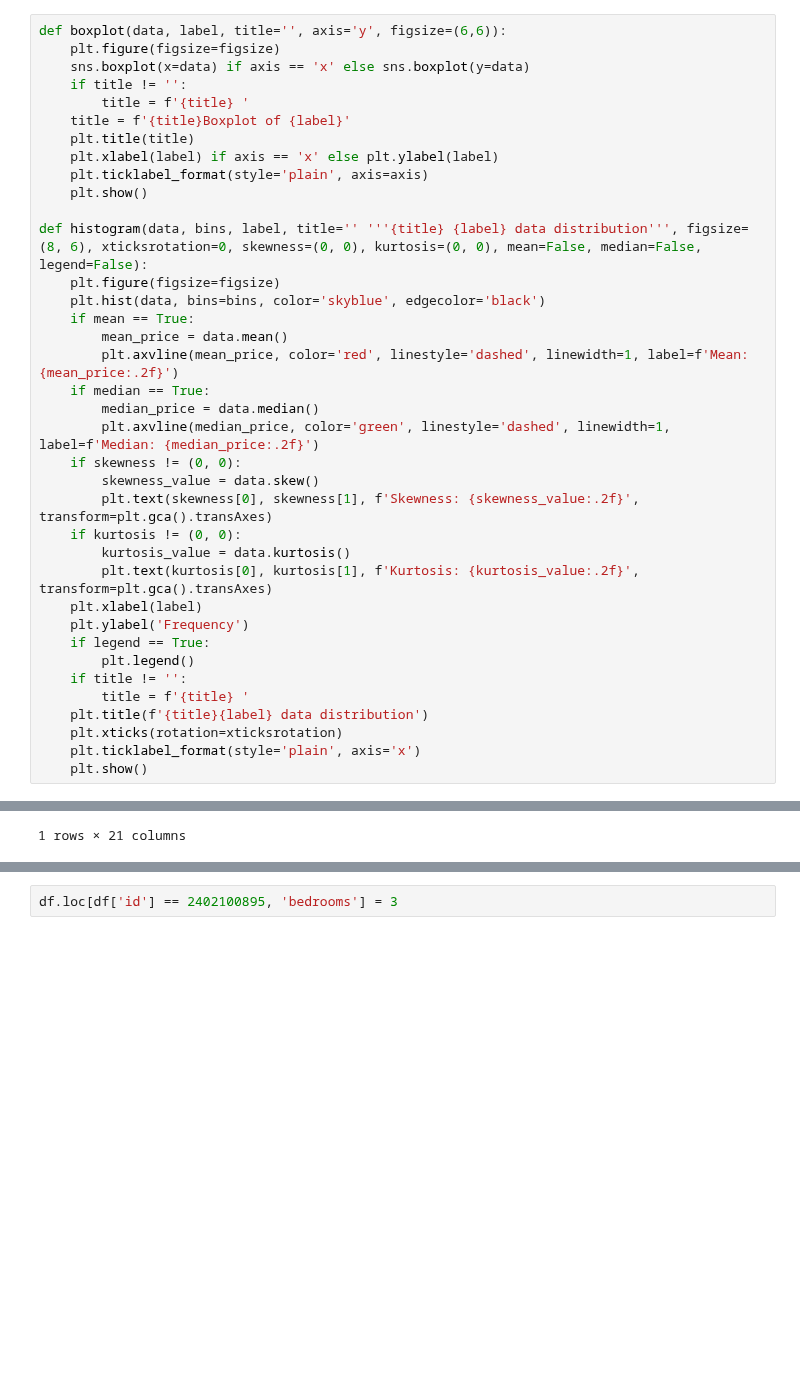
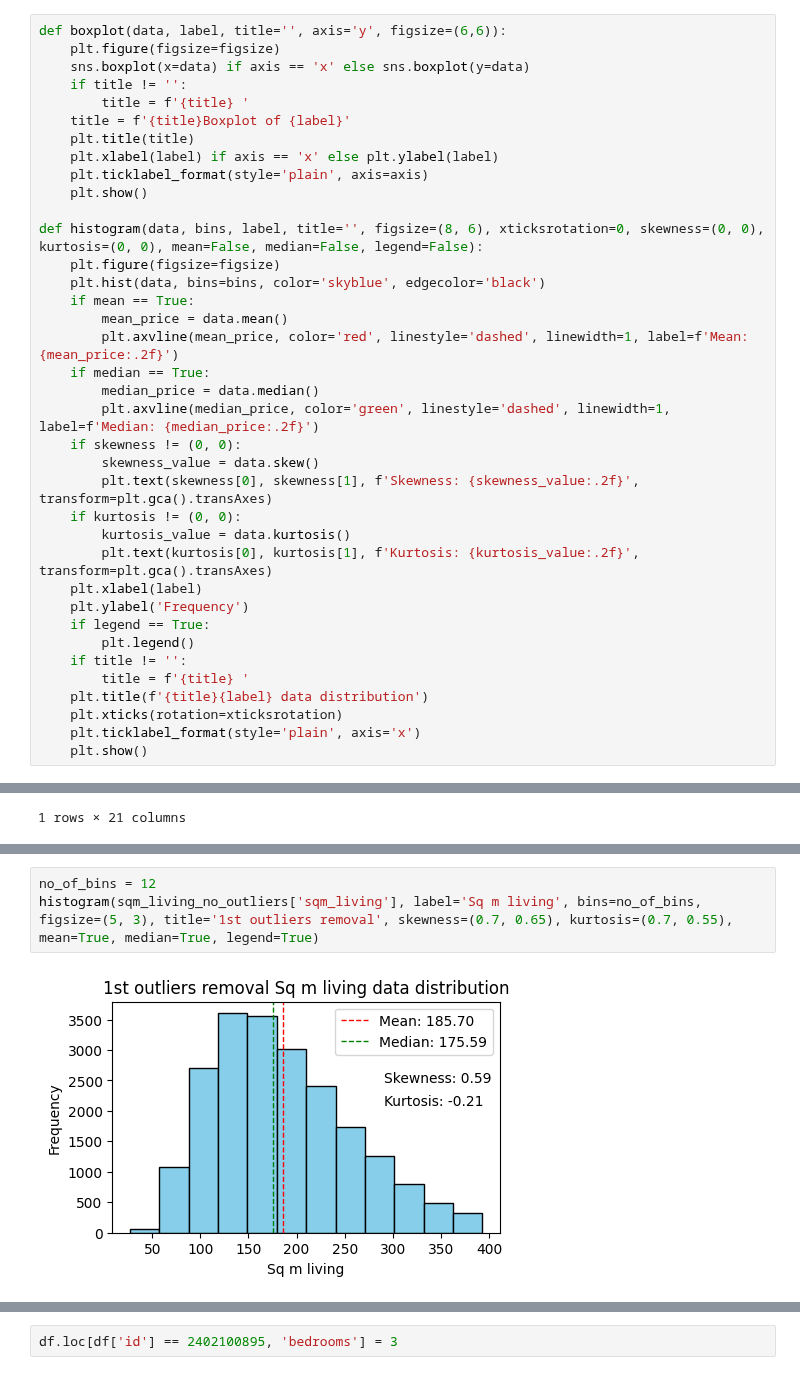
Before and after one commit to AurelPap/apartment-hunter, a Jupyter notebook: data-processing-merged.ipynb, the cells around one changed output, grey strips where cells are left out. Cells and saved outputs as stored; diff of their text form; blank space fills up the shorter version.

```diff
--- a/data-processing-merged.ipynb
+++ b/data-processing-merged.ipynb
@@ -55,7 +55,7 @@ def boxplot(data, label, title='', axis='y', figsize=(6,6)):
     plt.ticklabel_format(style='plain', axis=axis)
     plt.show()
 
-def histogram(data, bins, label, title='' '''{title} {label} data distribution''', figsize=(8, 6), xticksrotation=0, skewness=(0, 0), kurtosis=(0, 0), mean=False, median=False, legend=False):
+def histogram(data, bins, label, title='', figsize=(8, 6), xticksrotation=0, skewness=(0, 0), kurtosis=(0, 0), mean=False, median=False, legend=False):
     plt.figure(figsize=figsize)
     plt.hist(data, bins=bins, color='skyblue', edgecolor='black')
     if mean == True:
@@ -327,0 +361,5 @@ df_33_bedrooms
+# %%
+no_of_bins = 12
+histogram(sqm_living_no_outliers['sqm_living'], label='Sq m living', bins=no_of_bins, figsize=(5, 3), title='1st outliers removal', skewness=(0.7, 0.65), kurtosis=(0.7, 0.55), mean=True, median=True, legend=True)
+# %% [output]
+[figure, added]
```
Also changed, not shown: parts of 51 cells of this notebook.
